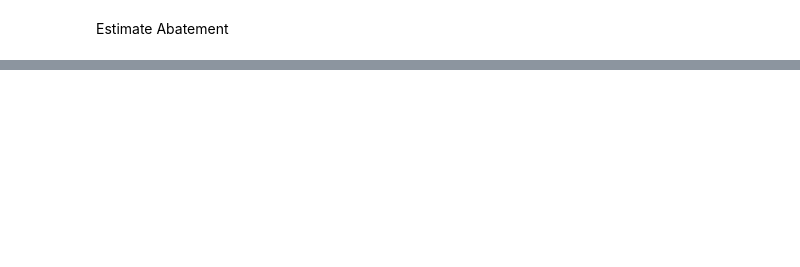
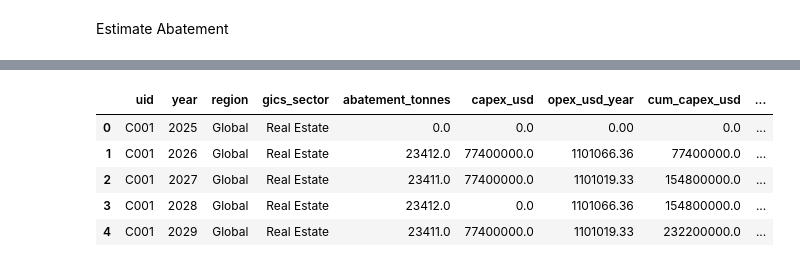
Before and after one commit to tarunluthra/spglobal-TransitionRisk, a Jupyter notebook: climatetransitionriskTL.ipynb, the cells around one changed output, grey strips where cells are left out. Saved outputs shown, nothing was run; the diff lists cells and outputs as text; code cells hidden in the pictures; blank space fills up the shorter version.

Commit message:
updates to the emission, carbon pricing, and abatement logic

```diff
--- a/climatetransitionriskTL.ipynb
+++ b/climatetransitionriskTL.ipynb
@@ -779,17 +1210,17 @@ df_targets.head()
 # %%
-# Handle all relevant target types properly
-def get_targeted_emissions(row):
-    if row['type_of_target'] == 'Scope 1':
-        return row['scope1_tonnes']
-    elif row['type_of_target'] == 'Scope 2':
-        return row['scope2_tonnes']
-    elif row['type_of_target'] in ['Direct', 'Scope 2 and other']:
-        return row['scope1_tonnes'] + row['scope2_tonnes']
-    else:
-        return np.nan
+# # Handle all relevant target types properly
+# def get_targeted_emissions(row):
+#     if row['type_of_target'] == 'Scope 1':
+#         return row['scope1_tonnes']
+#     elif row['type_of_target'] == 'Scope 2':
+#         return row['scope2_tonnes']
+#     elif row['type_of_target'] in ['Direct', 'Scope 2 and other']:
+#         return row['scope1_tonnes'] + row['scope2_tonnes']
+#     else:
+#         return np.nan
 
-emissions_paths['targeted_emissions'] = emissions_paths.apply(get_targeted_emissions, axis=1)
+# emissions_paths['targeted_emissions'] = emissions_paths.apply(get_targeted_emissions, axis=1)
 
-# Keep only valid rows
-df_filtered = emissions_paths[~emissions_paths['targeted_emissions'].isna()].copy()
+# # Keep only valid rows
+# df_filtered = emissions_paths[~emissions_paths['targeted_emissions'].isna()].copy()
 # %%
@@ -1498,2 +2186,9 @@ Filtered to 1,274 rows  (uids=48)
 # %%
-# emissions_paths.head()
+annual_df.head()# emissions_paths.head()
+# %% [output]
+|  | uid | year | region | gics_sector | abatement_tonnes | capex_usd | opex_usd_year | cum_capex_usd | ... |
+| 0 | C001 | 2025 | Global | Real Estate | 0.0 | 0.0 | 0.00 | 0.0 | ... |
+| 1 | C001 | 2026 | Global | Real Estate | 23412.0 | 77400000.0 | 1101066.36 | 77400000.0 | ... |
+| 2 | C001 | 2027 | Global | Real Estate | 23411.0 | 77400000.0 | 1101019.33 | 154800000.0 | ... |
+| 3 | C001 | 2028 | Global | Real Estate | 23412.0 | 0.0 | 1101066.36 | 154800000.0 | ... |
+| 4 | C001 | 2029 | Global | Real Estate | 23411.0 | 77400000.0 | 1101019.33 | 232200000.0 | ... |
```
Also changed, not shown: parts of 88 cells of this notebook, 8 other files.
